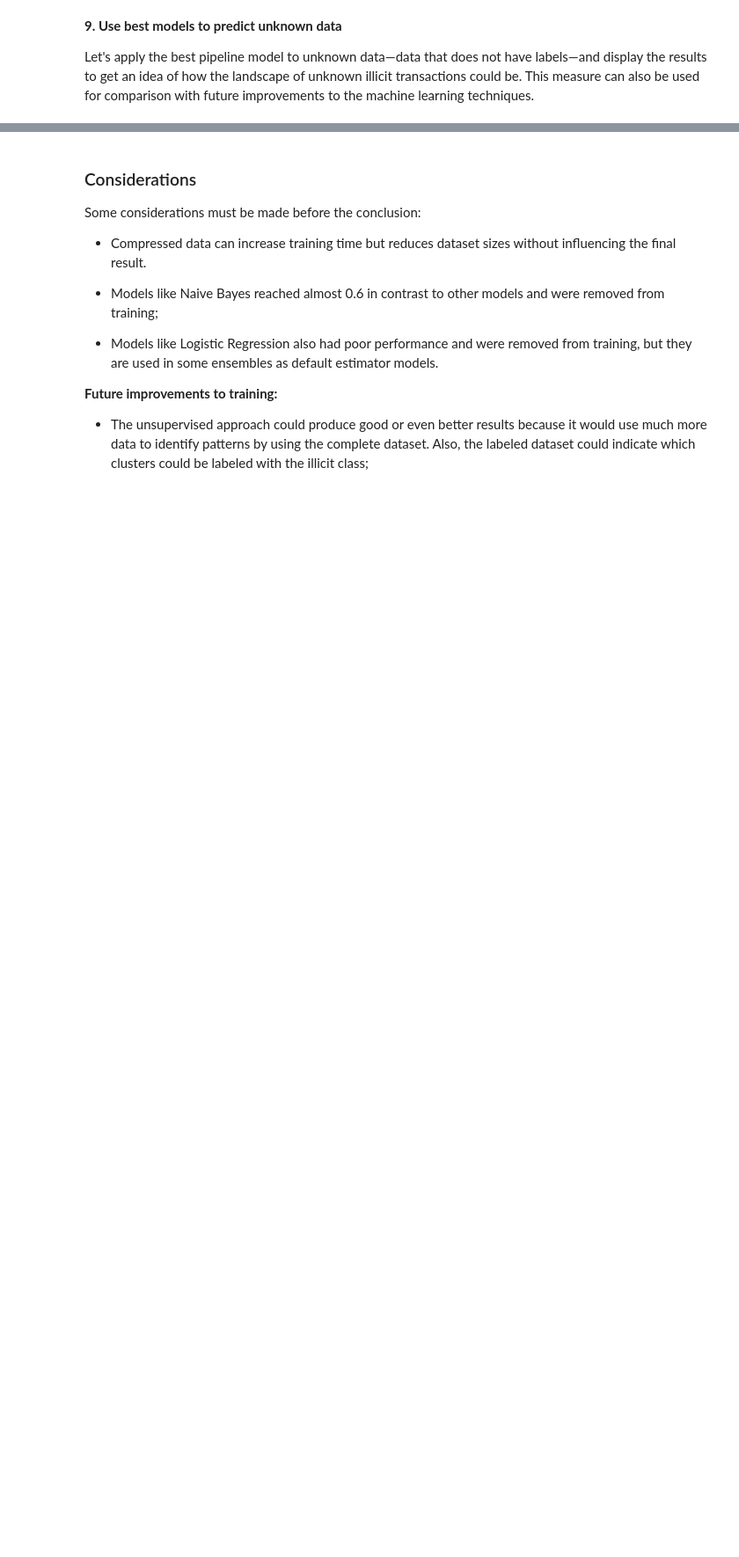
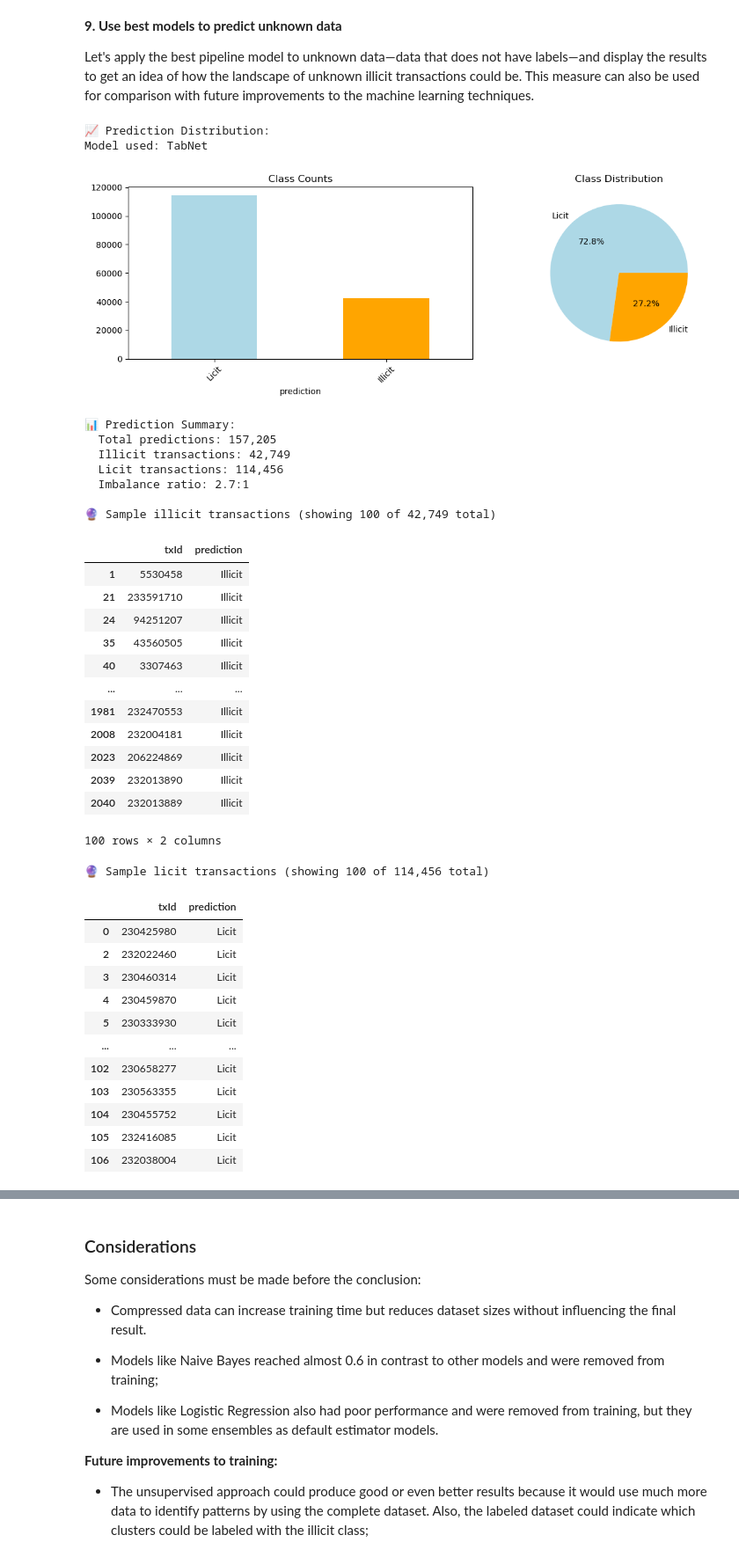
Before and after one commit to zzaia/zzaia-mvp-kyt-pos, a Jupyter notebook: mvp-kyt-sup-main.ipynb, the cells around one changed output, grey strips where cells are left out. Shown at 88% size. Saved outputs shown, nothing was run; the diff lists cells and outputs as text; code cells hidden in the pictures; blank space fills up the shorter version.

Commit message:
Implementing better metrics and models;

```diff
--- a/mvp-kyt-sup-main.ipynb
+++ b/mvp-kyt-sup-main.ipynb
@@ -258,8 +285,7 @@ np.random.seed(random_seed)
 
 # Prepare data
 x_labeled = df_labeled.drop(['class', 'txId'], axis=1)
-y_labeled = df_labeled['class'].map({'1': 0, '2': 1}) # Binary target
-display(y_labeled)
+y_labeled = df_labeled['class']
 
 # Split the data into training and testing set
 X_train, X_test, y_train, y_test = train_test_split(x_labeled, y_labeled,
@@ -971,16 +956,30 @@ Let's validate and select the best models by applying all trained pipelines to t
 
 Model validation with an unseen dataset during training can give us an approximate measure of how the model would perform in the real world.
 # %%
-# Select best models based on test accuracy
+# Select best models based on composite score and PR-AUC
 test_results = []
 for name, pipe in optimized_models:
     y_pred = pipe.predict(X_test)
-    accuracy = aml_composite_score(y_test, y_pred)
-    test_results.append((name, accuracy))
 
-# Sort by test accuracy and get top 3
+    # Primary metric (same as training)
+    primary_score = aml_score(y_test, y_pred)
+
+    # Supplementary metric: PR-AUC (threshold-independent)
+    try:
+        y_proba = pipe.predict_proba(X_test)[:, 1]  # Probability of illicit class
+        prauc = average_precision_score(y_test, y_proba)
+    except AttributeError:
+        # Some models don't support predict_proba
+        prauc = 0.0
+
+    test_results.append((name, primary_score, prauc))
+
+# Sort by primary metric (composite score)
 test_results.sort(key=lambda x: x[1], reverse=True)
-print(f"\n🏆 Final top models:")
-print('-'*30)
-for name, acc in test_results:
-    print(f"{name}: Test performance = {acc:.4f}")
+
+print(f"\n🏆 Final Model Rankings:")
+print('-'*60)
+print(f"{'Model':<15} {'Composite Score':<18} {'PR-AUC':<10}")
+print('-'*60)
+for name, comp_score, pr_auc in test_results:
+    print(f"{name:<15} {comp_score:>8.4f}          {pr_auc:>8.4f}")
@@ -990,13 +1156,15 @@ for name, acc in test_results:
 Let's apply the best pipeline model to unknown data—data that does not have labels—and display the results to get an idea of how the landscape of unknown illicit transactions could be. This measure can also be used for comparison with future improvements to the machine learning techniques.
 # %%
 # Apply best model to unlabeled data
-best_model_name = test_results[0][0]
-best_model = next(model for name, model in optimized_models if name == best_model_name)
+#best_model_name = test_results[0][0]
+#best_model = next(model for name, model in optimized_models if name == best_model_name)
+#predictions = best_model.predict(X_unlabeled)
 X_unlabeled = df_unlabeled.drop(['class', 'txId'], axis=1)
-predictions = best_model.predict(X_unlabeled)
+y_proba = best_model.predict_proba(X_unlabeled)[:, 1]
+predictions = (y_proba >= optimal_threshold).astype(int)
 df_prediction = pd.Series(predictions, name="prediction")
 df_final = pd.concat([df_unlabeled[['txId']], df_prediction], axis=1)
-df_final = df_final.applymap(lambda x: 'Illicit' if x == '1' else 'Licit' if x == '2' else x)
+df_final = df_final.applymap(lambda x: 'Illicit' if x == 0 else 'Licit' if x == 1 else x)
 
 # Analyze prediction distribution
 class_counts = df_final['prediction'].value_counts()
@@ -1006,30 +1174,67 @@ imbalance_ratio = labeled_only.max() / labeled_only.min() if len(labeled_only) >
 # Plot distribution
 print(f"\n📈 Prediction Distribution:")
 print(f"Model used:", best_model_name)
 fig, (ax1, ax2) = plt.subplots(1, 2, figsize=(12, 4))
 class_counts.plot(kind='bar', ax=ax1, color=['lightblue', 'orange', 'lightcoral'])
 ax1.set_title('Class Counts')
 ax1.tick_params(axis='x', rotation=45)
 class_counts.plot(kind='pie', ax=ax2, autopct='%1.1f%%', colors=['lightblue', 'orange', 'lightcoral'])
 ax2.set_title('Class Distribution')
 ax2.set_ylabel('')
 plt.tight_layout()
 plt.show()
 
 # Display prediction samples and summary statistics
 print(f"📊 Prediction Summary:")
 print(f"  Total predictions: {len(df_final):,}")
 print(f"  Illicit transactions: {sum(df_final['prediction'] == 'Illicit'):,}")
 print(f"  Licit transactions: {sum(df_final['prediction'] == 'Licit'):,}")
 print(f"  Imbalance ratio: {imbalance_ratio:.1f}:1")
 
 # Get sample transactions for analysis
 illicit_selector = df_final['prediction'] == 'Illicit'
 X_unlabeled_illicit = df_final[illicit_selector].head(100)
 print(f"\n🔮 Sample illicit transactions (showing {len(X_unlabeled_illicit)} of {sum(illicit_selector):,} total)")
 display(X_unlabeled_illicit)
 
 licit_selector = df_final['prediction'] == 'Licit'
 X_unlabeled_licit = df_final[licit_selector].head(100)
 print(f"\n🔮 Sample licit transactions (showing {len(X_unlabeled_licit)} of {sum(licit_selector):,} total)")
 display(X_unlabeled_licit)
+# %% [output]
+📈 Prediction Distribution:
+Model used: TabNet
+[figure, added]
+📊 Prediction Summary:
+  Total predictions: 157,205
+  Illicit transactions: 42,749
+  Licit transactions: 114,456
+  Imbalance ratio: 2.7:1
+
+🔮 Sample illicit transactions (showing 100 of 42,749 total)
+|  | txId | prediction |
+| 1 | 5530458 | Illicit |
+| 21 | 233591710 | Illicit |
+| 24 | 94251207 | Illicit |
+| 35 | 43560505 | Illicit |
+| 40 | 3307463 | Illicit |
+| ... | ... | ... |
+| 1981 | 232470553 | Illicit |
+| 2008 | 232004181 | Illicit |
+| 2023 | 206224869 | Illicit |
+| 2039 | 232013890 | Illicit |
+| 2040 | 232013889 | Illicit |
+100 rows × 2 columns
+🔮 Sample licit transactions (showing 100 of 114,456 total)
+|  | txId | prediction |
+| 0 | 230425980 | Licit |
+| 2 | 232022460 | Licit |
+| 3 | 230460314 | Licit |
+| 4 | 230459870 | Licit |
+| 5 | 230333930 | Licit |
+| ... | ... | ... |
+| 102 | 230658277 | Licit |
+| 103 | 230563355 | Licit |
+| 104 | 230455752 | Licit |
+| 105 | 232416085 | Licit |
+| 106 | 232038004 | Licit |
```
Also changed, not shown: parts of 15 cells of this notebook, 1 other file.
